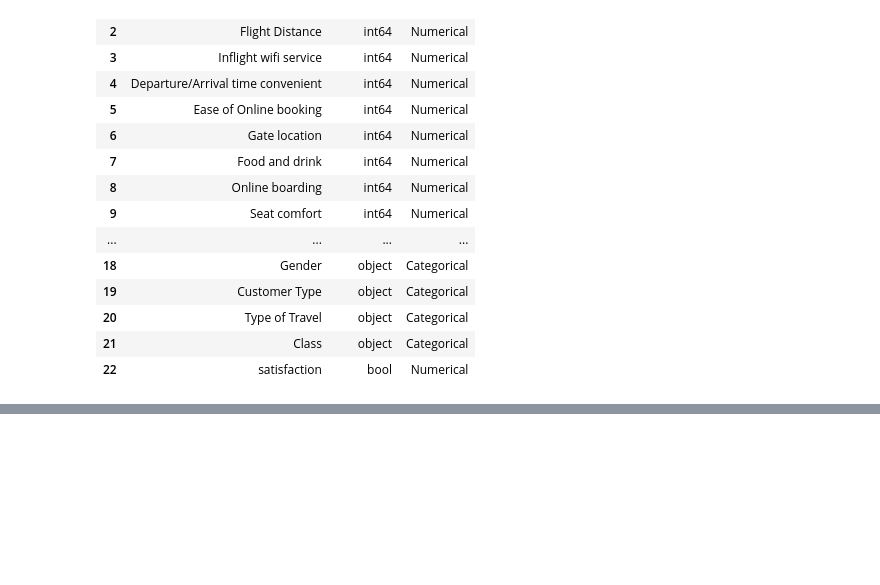
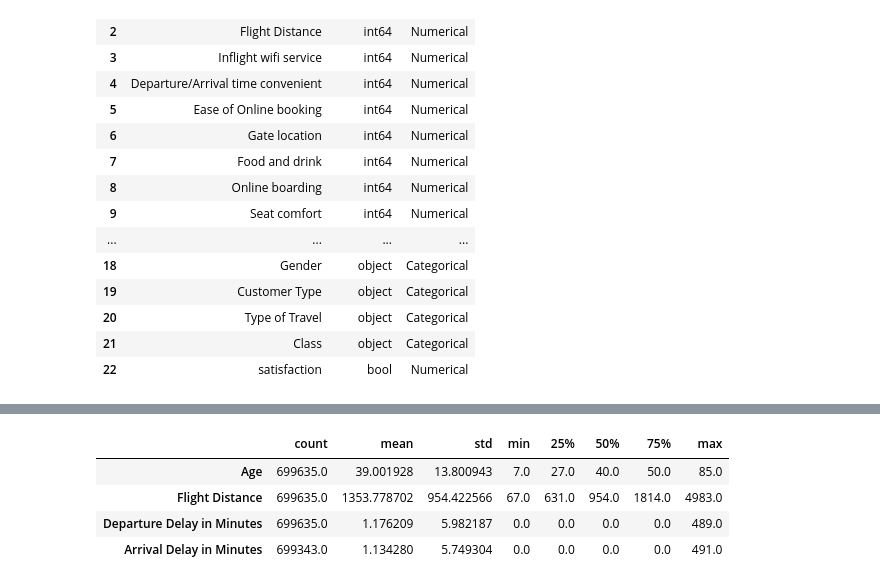
Before and after one commit to SoumyadipHazari/AutoDev, a Jupyter notebook: notebook26d06ecfd0.ipynb, the cells around one changed output, grey strips where cells are left out. Cells and saved outputs as stored; diff of their text form; code cells hidden in the pictures; blank space fills up the shorter version.

```diff
--- a/notebook26d06ecfd0.ipynb
+++ b/notebook26d06ecfd0.ipynb
@@ -126,0 +241,12 @@ display(datatype_summary)
+# %%
+#Descriptive statistics of numerical features
+numerical_features = ["Age", "Flight Distance", "Departure Delay in Minutes","Arrival Delay in Minutes"] #ring-number is excluded as it's a binary identifier
+
+numerical_statistics = pd.DataFrame({
+    "Minimum": train_cc[numerical_features].min(),
+    "Maximum": train_cc[numerical_features].max(),
+    "Mean": train_cc[numerical_features].mean(),
+    "Median": train_cc[numerical_features].median()
+})
+
+display(numerical_statistics)
@@ -126,0 +259,10 @@ display(datatype_summary)
+# %%
+#detailed descriptive statistics
+
+display(train_cc[numerical_features].describe().T)
+# %% [output]
+|  | count | mean | std | min | 25% | 50% | 75% | max |
+| Age | 699635.0 | 39.001928 | 13.800943 | 7.0 | 27.0 | 40.0 | 50.0 | 85.0 |
+| Flight Distance | 699635.0 | 1353.778702 | 954.422566 | 67.0 | 631.0 | 954.0 | 1814.0 | 4983.0 |
+| Departure Delay in Minutes | 699635.0 | 1.176209 | 5.982187 | 0.0 | 0.0 | 0.0 | 0.0 | 489.0 |
+| Arrival Delay in Minutes | 699343.0 | 1.134280 | 5.749304 | 0.0 | 0.0 | 0.0 | 0.0 | 491.0 |
```
Also changed, not shown: parts of 10 cells of this notebook.
